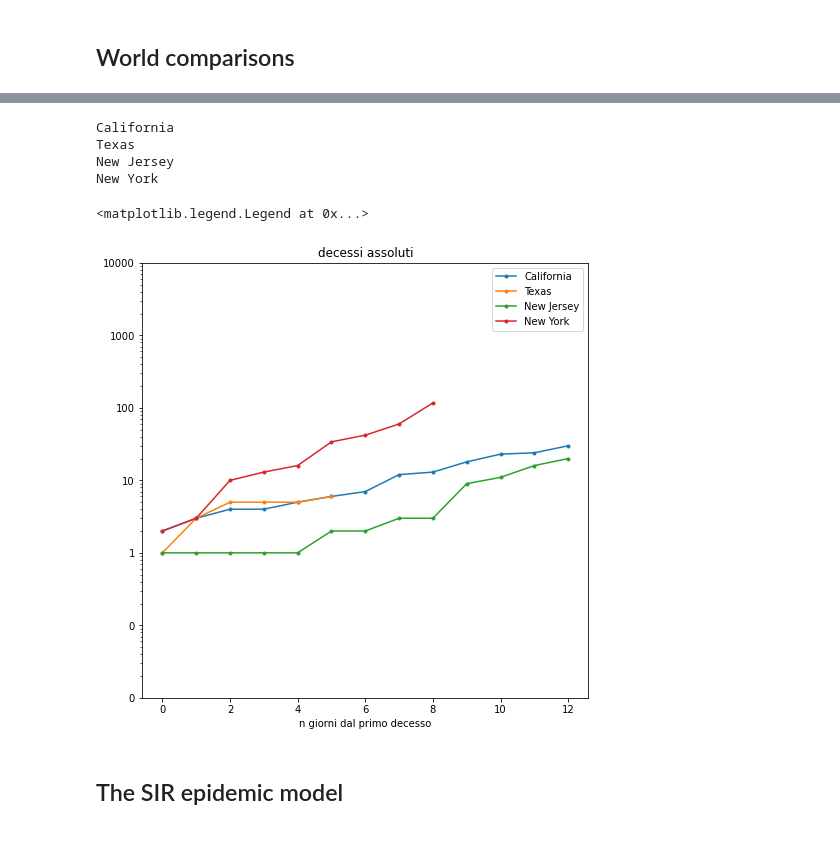
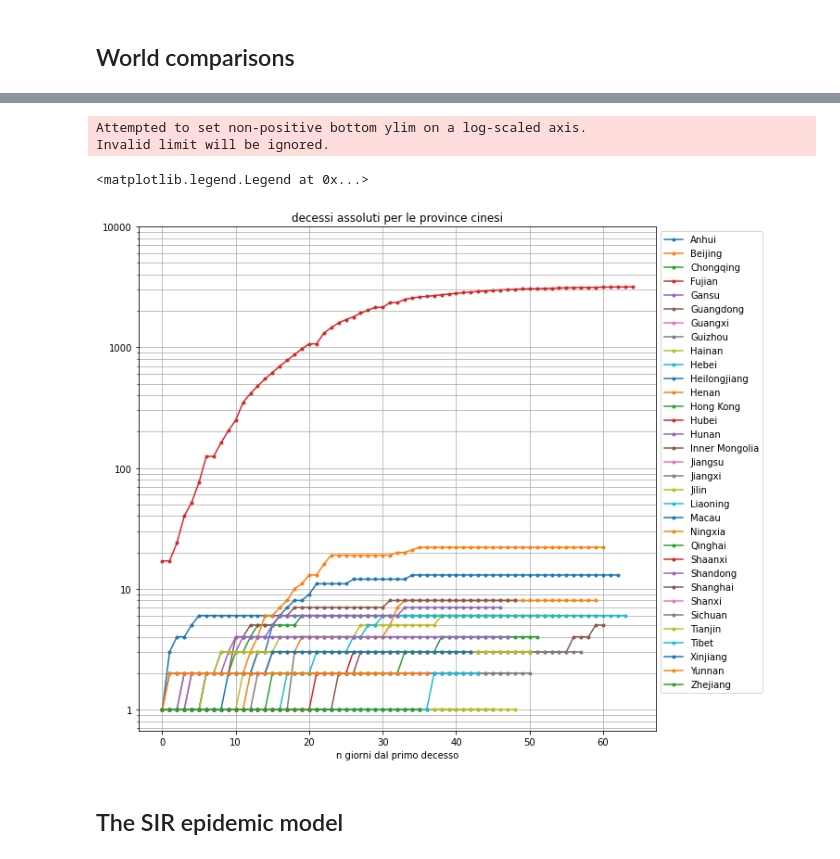
Before and after one commit to mspadaccino/COVID-19, a Jupyter notebook: notebooks/COVID_daily_report_Italy_World.ipynb, the cells around one changed output, grey strips where cells are left out. Drawn from its saved outputs; the diff is of its cells as text; code cells hidden in the pictures.

```diff
--- a/notebooks/COVID_daily_report_Italy_World.ipynb
+++ b/notebooks/COVID_daily_report_Italy_World.ipynb
@@ -55,9 +50,9 @@ prov = pd.read_csv('../data/dpc-covid19-ita-province.csv').drop('stato',1)
 df_naz.index = pd.to_datetime(df_naz.index)
 reg['data'] = pd.to_datetime(reg['data'])
 prov['data'] = pd.to_datetime(prov['data'])
-df_world_confirmed = pd.read_csv('../data/time_series_19-covid-Confirmed.csv')
-df_world_deaths = pd.read_csv('../data/time_series_19-covid-Deaths.csv')
-df_world_recovered = pd.read_csv('../data/time_series_19-covid-Recovered.csv')
+df_world_confirmed = pd.read_csv('../data/time_series_covid19_confirmed_global.csv')
+df_world_deaths = pd.read_csv('../data/time_series_covid19_deaths_global.csv')
+df_world_recovered = pd.read_csv('../data/time_series_covid19_recovered_global.csv')
 populations = pd.read_csv('../data/API_SP.POP.TOTL_DS2_en_csv_v2.csv', skiprows=4, engine='python').set_index('Country Name')['2018']
 df_world_confirmed['pop'] = df_world_confirmed['Country/Region'].map(populations)
 df_world_deaths['pop'] = df_world_deaths['Country/Region'].map(populations)
@@ -479,10 +488,10 @@ array(['Thailand', 'Japan', 'Singapore', 'Nepal', 'Malaysia', 'Canada',
 # %%
-countries = ['Spain', 'Italy', 'Germany', 'France', 'United Kingdom', 'US', 'Japan', 'Korea, South']
+countries = ['Spain', 'Italy', 'Germany', 'France', 'United Kingdom', 'US', 'Japan', 'Korea, South', 'Switzerland', 'China']
 df_countries = pd.DataFrame()
 df_countries_stripped = pd.DataFrame()
 for country in countries:
     print(country)
-    df_countries = pd.concat((df_countries, df_world_deaths.groupby('Country/Region').sum().loc[country].drop(['Lat','Long'],0)), 1)
+    df_countries = pd.concat((df_countries, df_world_deaths.groupby('Country/Region').sum().loc[country].drop(['Lat','Long'],0).dropna()), 1)
     temp = df_world_deaths.groupby('Country/Region').sum().loc[country].drop(['Lat','Long'],0).reset_index(drop=True)
     temp = temp.loc[~(temp==0)].reset_index(drop=True).iloc[:-1]
     df_countries_stripped= pd.concat((df_countries_stripped,  temp), 1)
@@ -597,41 +608,38 @@ array([nan, 'British Columbia', 'New South Wales', 'Victoria',
 # %%
-regions = ['California', 'Texas', 'New Jersey', 'New York']
+#regions = ['California', 'Texas', 'New Jersey', 'New York']
+regions = df_world_deaths[df_world_deaths['Country/Region']=='China']['Province/State'].unique()
 region_offsets = {key:0 for key in regions}
-#country_offsets['Spain'] = 0
-#country_offsets['Italy'] = 0
-#country_offsets['Germany'] = 0
-#region_offsets['France'] = -10
-#country_offsets['United Kingdom'] = 0
-#region_offsets['US'] = -2
-#region_offsets['Japan'] = -13
+
 df_us_regions = pd.DataFrame()
 df_us_regions_stripped = pd.DataFrame()
 for region in regions:
-    print(region)
     df_us_regions = pd.concat((df_us_regions, df_world_deaths.groupby('Province/State').sum().loc[region].drop(['Lat','Long'],0)), 1)
     temp = df_world_deaths.groupby('Province/State').sum().loc[region].drop(['Lat','Long'],0).reset_index(drop=True)
     temp = temp.loc[~(temp==0)].reset_index(drop=True).iloc[:-1]
     df_us_regions_stripped= pd.concat((df_us_regions_stripped,  temp), 1)
 df_us_regions.columns = regions
 
-fig, ax = plt.subplots(figsize=(8,8))
+fig, ax = plt.subplots(figsize=(10,10))
 for region in regions:
+    #if region == 'Hubei':
     plt.plot(df_us_regions_stripped[region].shift(region_offsets[region]), '.-', label=region)
-plt.title('decessi assoluti')
+    #    plt.legend()
+    #else:
+    #    plt.plot(df_us_regions_stripped[region].shift(region_offsets[region]), '.-', label='')
+plt.title('decessi assoluti per le province cinesi')
 plt.xlabel('n giorni dal primo decesso')
 plt.yscale('log')
-plt.ylim(bottom=0.01, top=10000)
-from matplotlib.ticker import ScalarFormatter
+plt.ylim(bottom=0, top=10000)
+plt.grid()
+plt.grid(which = 'minor', b=True)
 ax.yaxis.set_major_formatter(ScalarFormatter())
 ax.xaxis.set_major_formatter(ScalarFormatter())
-plt.legend()
+plt.legend(bbox_to_anchor=(1, 1))
 # %% [output]
-California
-Texas
-New Jersey
-New York
+Attempted to set non-positive bottom ylim on a log-scaled axis.
+Invalid limit will be ignored.
 <matplotlib.legend.Legend at 0x...>
-[figure, old version]
+[figure, new version]
 # %% [markdown]
 ## The SIR epidemic model
 # %% [markdown]
```
Also changed, not shown: parts of 38 cells of this notebook, 7 other files.
